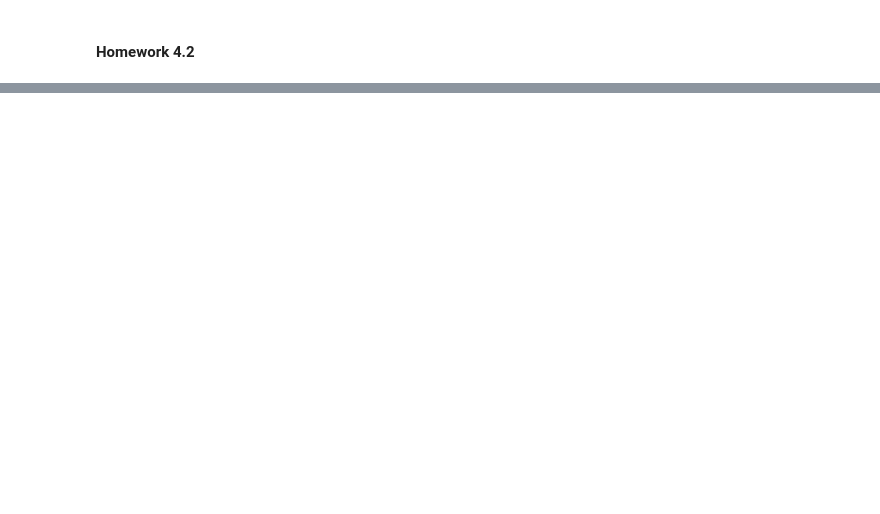
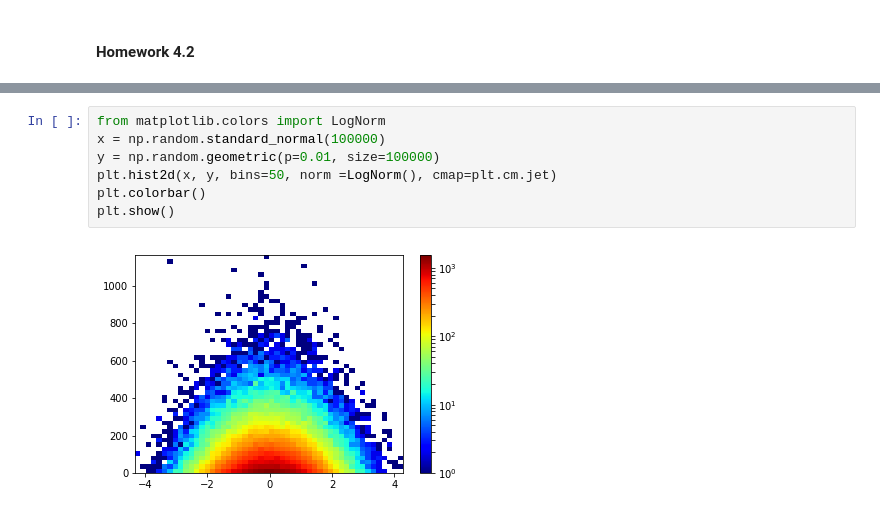
Before and after one commit to tiyalla/big-data-python-class, a Jupyter notebook: Homeworks/Homework4/Iyalla-Homework4-Matplotlib.ipynb, the cells around one changed output, grey strips where cells are left out. Cells and saved outputs as stored; diff of their text form; blank space fills up the shorter version.

```diff
--- a/Homeworks/Homework4/Iyalla-Homework4-Matplotlib.ipynb
+++ b/Homeworks/Homework4/Iyalla-Homework4-Matplotlib.ipynb
@@ -87,6 +101,15 @@ And show the colorbar as well.
 
 Should look something like:
 <img src="./images/2d_histogram.png" width="300" height="200">
+# %%
+from matplotlib.colors import LogNorm
+x = np.random.standard_normal(100000)
+y = np.random.geometric(p=0.01, size=100000)
+plt.hist2d(x, y, bins=50, norm =LogNorm(), cmap=plt.cm.jet)
+plt.colorbar()
+plt.show()
+# %% [output]
+[figure, added]
 # %% [markdown]
 #### Homework 4.4
 Show the same data in homewowrk 4.3 in a 3d plot.
```
Also changed, not shown: parts of 2 cells of this notebook, 2 other files.
